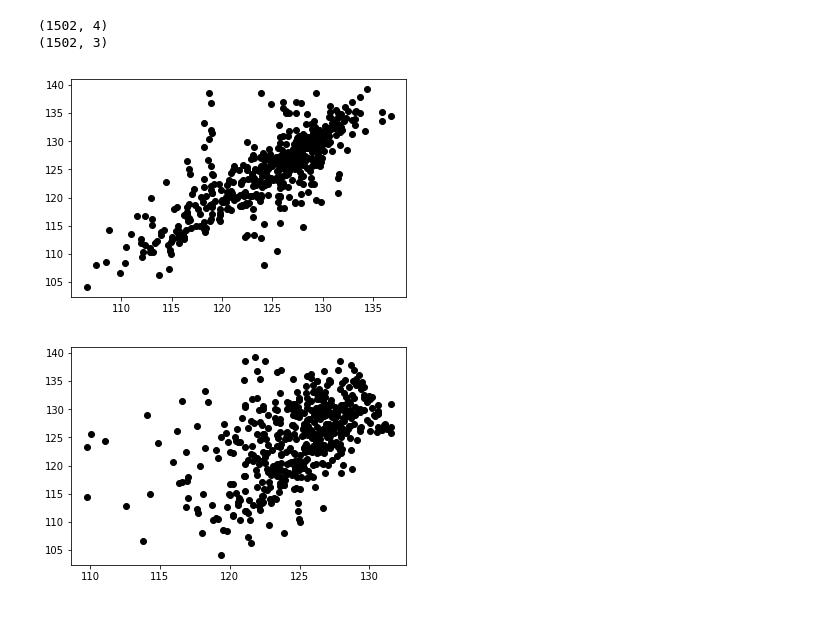
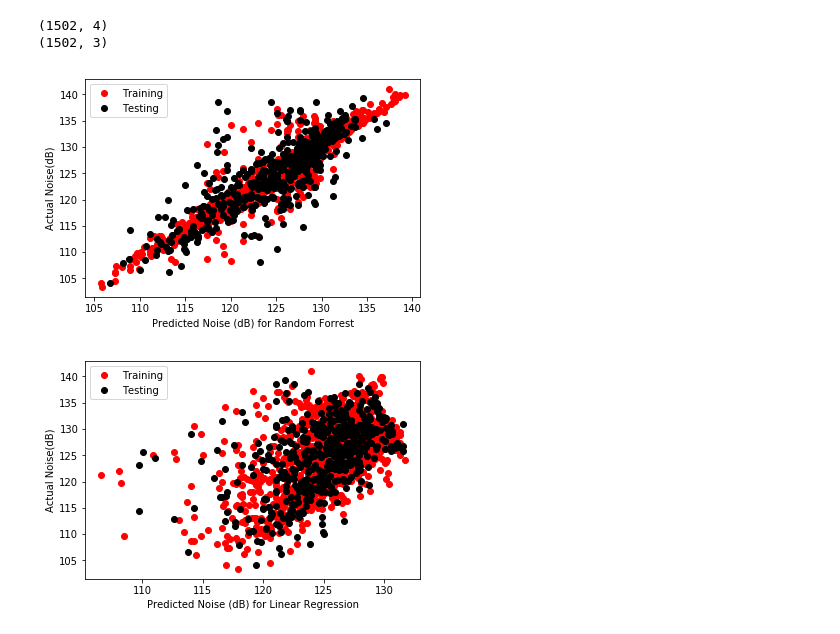
Before and after one commit to diyuLuo96/cs289-final, a Jupyter notebook: final_project.ipynb, the cells around one changed output. Drawn from its saved outputs; the diff is of its cells as text; code cells hidden in the pictures.

Commit message:
adding legend

```diff
--- a/final_project.ipynb
+++ b/final_project.ipynb
@@ -104,20 +104,25 @@ X_train, X_test, y_train, y_test = train_test_split(X_remove_low_variance, y, te
 # %%
 def evaluate_model(list):
     model_name = list[0]
     model = list[1]
     model_parameters = list[2]
     grid_search = GridSearchCV(model, model_parameters,n_jobs=-1,cv=3).fit(X_train,y_train)
-    y_pred = grid_search.best_estimator_.predict(X_test)
+    ytrain_pred = grid_search.best_estimator_.predict(X_train)
+    ytest_pred = grid_search.best_estimator_.predict(X_test)
 
-    plt.plot(y_pred,y_test,'o',color='black')
+    plt.plot(ytrain_pred,y_train,'o',color='red',label='Training')
+    plt.plot(ytest_pred,y_test,'o',color='black',label='Testing')
+    plt.xlabel('Predicted Noise (dB) for {0}'.format(model_name))
+    plt.ylabel('Actual Noise(dB)')
+    plt.legend()
     plt.show()
 
 
 models_to_test = {}
 models_to_test['RF'] = ['Random Forrest',RandomForestRegressor(),{'n_estimators':[100,200], 'max_features':[2,3] }]
 models_to_test['LR'] = ['Linear Regression',LinearRegression(),{}]
 for i in models_to_test.keys():
     evaluate_model(models_to_test[i])
 # %% [output]
-[figure, old version]
+[figure, new version]
-[figure, old version]
+[figure, new version]
```
